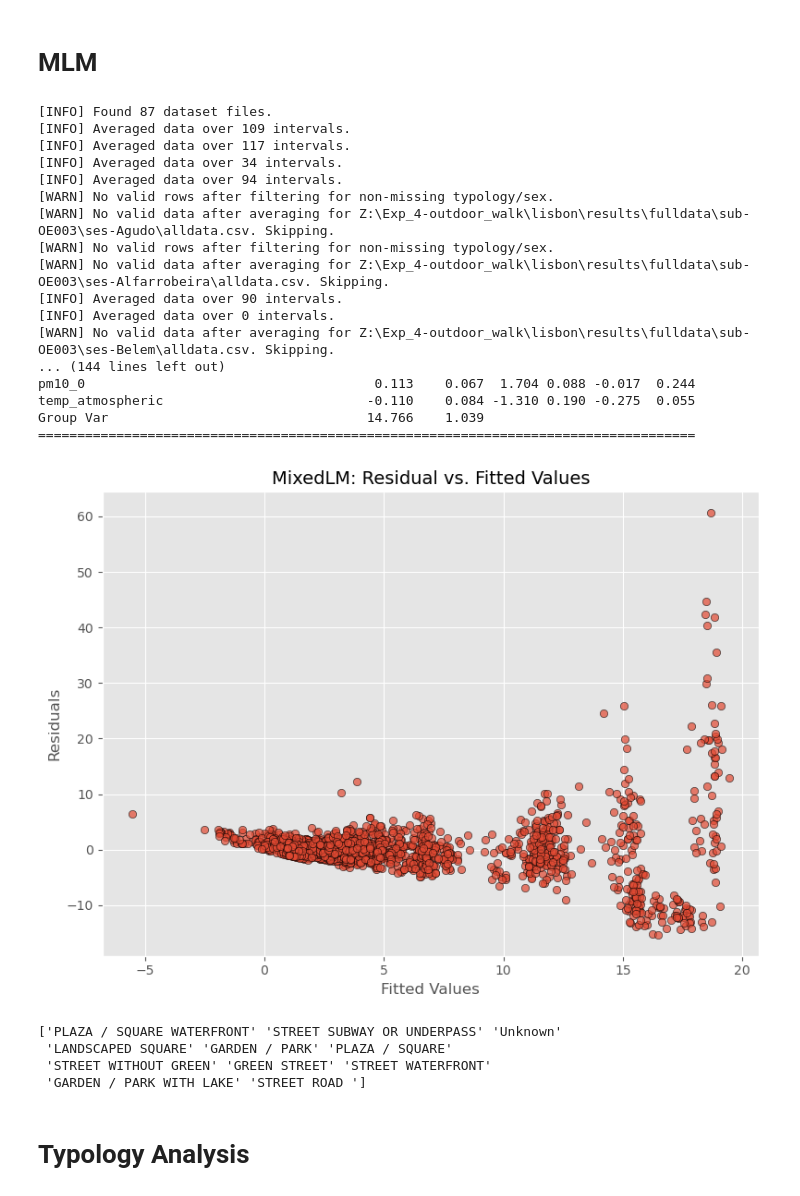
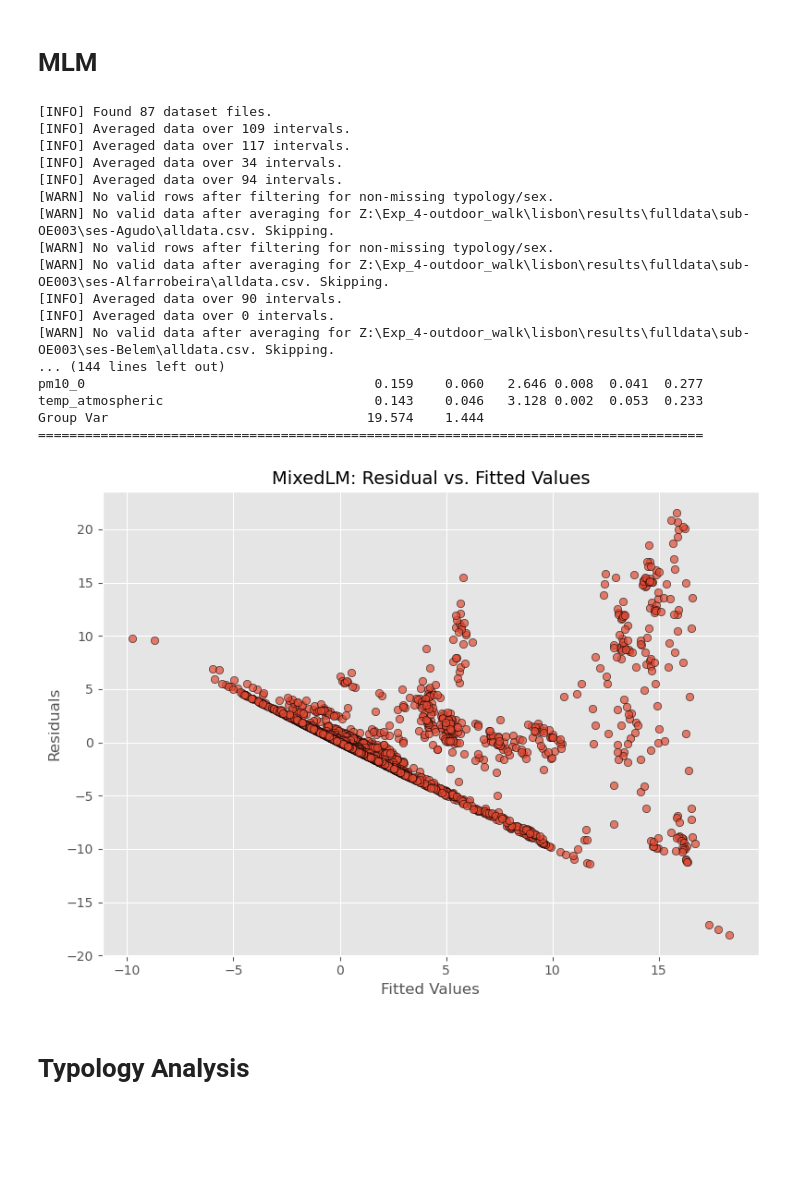
Before and after one commit to JoaoAmaro2001/notebooks, a Jupyter notebook: src/ingestion/do_statistics.ipynb, the cells around one changed output. Cells and saved outputs as stored; diff of their text form; code cells hidden in the pictures; blank space fills up the shorter version.

Commit message:
plotting and stats

```diff
--- a/src/ingestion/do_statistics.ipynb
+++ b/src/ingestion/do_statistics.ipynb
@@ -567,48 +567,43 @@ if __name__ == '__main__':
     design_matrix = process_all_datasets(parent_directory, distance_interval)
 
     # Define response and predictor columns.
-    response = 'frontal alpha'
+    response = 'eda_raw'
     predictors = [
         'age', 'sex',
         'typology',
         'wind_speed', 'noise_level', 'humidity', 'pm2_5', 'pm10_0', 'temp_atmospheric',
     ]
     # Print which predictors will be used.
     available_predictors = [p for p in predictors if p in design_matrix.columns or p.lower() in [c.lower() for c in design_matrix.columns]]
     print(f"[INFO] Using predictors: {available_predictors}")
 
     # For mixed models, ensure that the design matrix includes the 'participant_id' column.
     if response in design_matrix.columns and available_predictors and 'participant_id' in design_matrix.columns:
         mixedlm_results = fit_mixedlm(design_matrix, response, available_predictors, group_var='participant_id')
     else:
         print("[ERROR] The required columns for the mixed effects model are not present in the design matrix.")
 # %% [output]
 [INFO] Found 87 dataset files.
 [INFO] Averaged data over 109 intervals.
 [INFO] Averaged data over 117 intervals.
 [INFO] Averaged data over 34 intervals.
 [INFO] Averaged data over 94 intervals.
 [WARN] No valid rows after filtering for non-missing typology/sex.
 [WARN] No valid data after averaging for Z:\Exp_4-outdoor_walk\lisbon\results\fulldata\sub-OE003\ses-Agudo\alldata.csv. Skipping.
 [WARN] No valid rows after filtering for non-missing typology/sex.
 [WARN] No valid data after averaging for Z:\Exp_4-outdoor_walk\lisbon\results\fulldata\sub-OE003\ses-Alfarrobeira\alldata.csv. Skipping.
 [INFO] Averaged data over 90 intervals.
 [INFO] Averaged data over 0 intervals.
 [WARN] No valid data after averaging for Z:\Exp_4-outdoor_walk\lisbon\results\fulldata\sub-OE003\ses-Belem\alldata.csv. Skipping.
 ... (144 lines left out)
-pm10_0                                     0.113    0.067  1.704 0.088 -0.017  0.244
-temp_atmospheric                          -0.110    0.084 -1.310 0.190 -0.275  0.055
-Group Var                                 14.766    1.039
-====================================================================================
+pm10_0                                     0.159    0.060   2.646 0.008  0.041  0.277
+temp_atmospheric                           0.143    0.046   3.128 0.002  0.053  0.233
+Group Var                                 19.574    1.444
+=====================================================================================
-[figure, old version]
+[figure, new version]
 # %%
 # reference is GARDEN / PARK
 print(design_matrix['typology'].unique())
-# %% [output]
-['PLAZA / SQUARE WATERFRONT' 'STREET SUBWAY OR UNDERPASS' 'Unknown'
- 'LANDSCAPED SQUARE' 'GARDEN / PARK' 'PLAZA / SQUARE'
- 'STREET WITHOUT GREEN' 'GREEN STREET' 'STREET WATERFRONT'
- 'GARDEN / PARK WITH LAKE' 'STREET ROAD ']
 # %% [markdown]
 # Typology Analysis
 # %%
```
Also changed, not shown: parts of 1 cell of this notebook, 1 other file.
